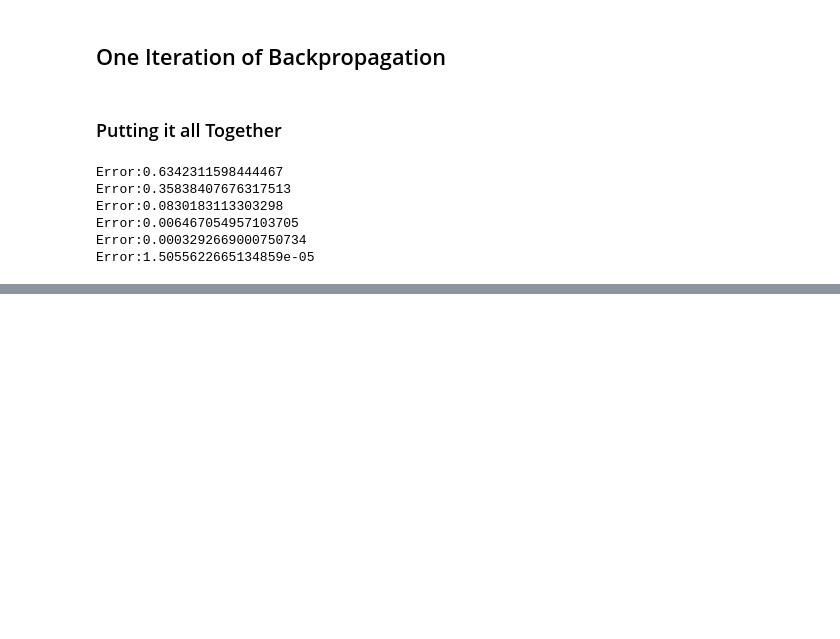
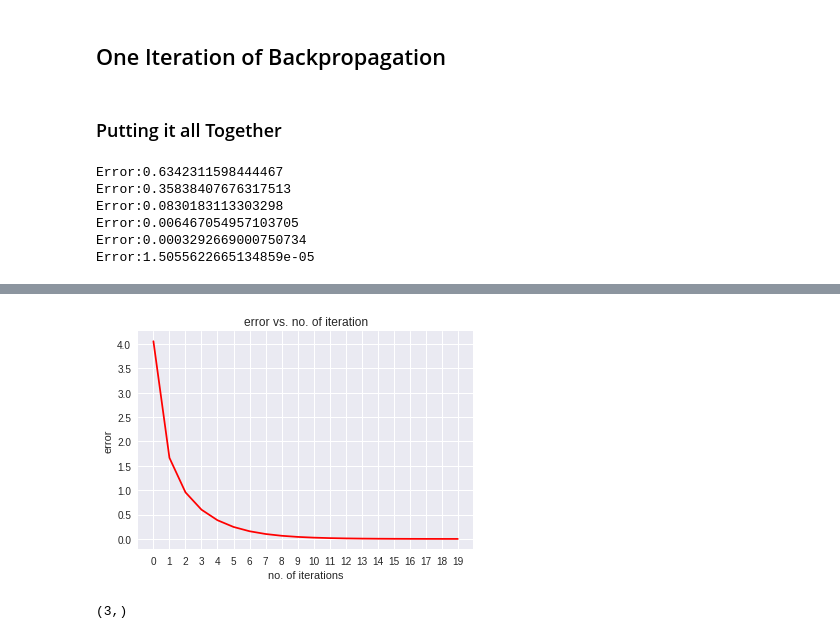
Before and after one commit to noushadkhan01/Grokking-Deep-Learning, a Jupyter notebook: Chapter6 - Intro to Backpropagation - Building Your First DEEP Neural Network.ipynb, the cells around one changed output, grey strips where cells are left out. Drawn from its saved outputs; the diff is of its cells as text; code cells hidden in the pictures; blank space fills up the shorter version.

```diff
--- a/Chapter6 - Intro to Backpropagation - Building Your First DEEP Neural Network.ipynb
+++ b/Chapter6 - Intro to Backpropagation - Building Your First DEEP Neural Network.ipynb
@@ -155,8 +167,7 @@ streetlights = np.array( [[ 1, 0, 1 ],
                           [ 0, 0, 1 ],
                           [ 1, 1, 1 ] ] )
 
-#we are making neural network for just 1 row now. wich have three elements
-input = streetlights[0]
+input = streetlights
 
 #we are transposing it because it's two dimensional array for our output we need row vector, corresponding to every row
 walk_vs_stop = np.array([[ 1, 1, 0, 0]]).T
@@ -230,6 +246,3 @@ Error:0.0830183113303298
 Error:0.006467054957103705
 Error:0.0003292669000750734
 Error:1.5055622665134859e-05
-# %%
-i = 0
-streetlights[i:i+1]
@@ -336,0 +350,29 @@ Error:1.5055622665134859e-05
+# %%
+import numpy as np
+X = streetlights
+y = walk_vs_stop
+weights = np.array([.5, 0, -.5])
+alpha = 0.1
+errors = []
+for i in range(20):
+  print(f'-'*120)
+  print(f'Iteration {i + 1}')
+  print('-'*80)
+  total_error = 0
+  for j in range(len(X)):
+    print('-'*40)
+    print(f'row no. {j + 1}')
+    input = X[j]
+
+    pred = input.dot(weights)
+    error = (pred - y[j])**2
+    total_error += error
+
+    delta = pred - y[j]
+    weight_delta = delta * (alpha  * input)
+    print(f'Weights for this row:=  {weights}\n prediction:=  {pred} \n actual:- {y[j]} \n error:= {error}\n delta:= {delta} \n weight_delta:= {weight_delta}')
+    weights -= weight_delta
+    print('-'*40)
+  errors.append(total_error)
+  print(f'Total erro for iteration {i+ 1} is {total_error}')
+  print('-'*80)
@@ -336,0 +397,16 @@ Error:1.5055622665134859e-05
+# %%
+import matplotlib.pyplot as plt
+%matplotlib inline
+plt.plot(figsize = (10, 5))
+plt.plot(range(20), errors, c = 'r')
+plt.xticks(range(20))
+plt.xlabel('no. of iterations')
+plt.ylabel('error')
+plt.title('error vs. no. of iteration')
+plt.show()
+# %% [output]
+[figure, added]
+# %%
+np.random.rand(3)
+# %% [output]
+(3,)
```
Also changed, not shown: parts of 12 cells of this notebook.
